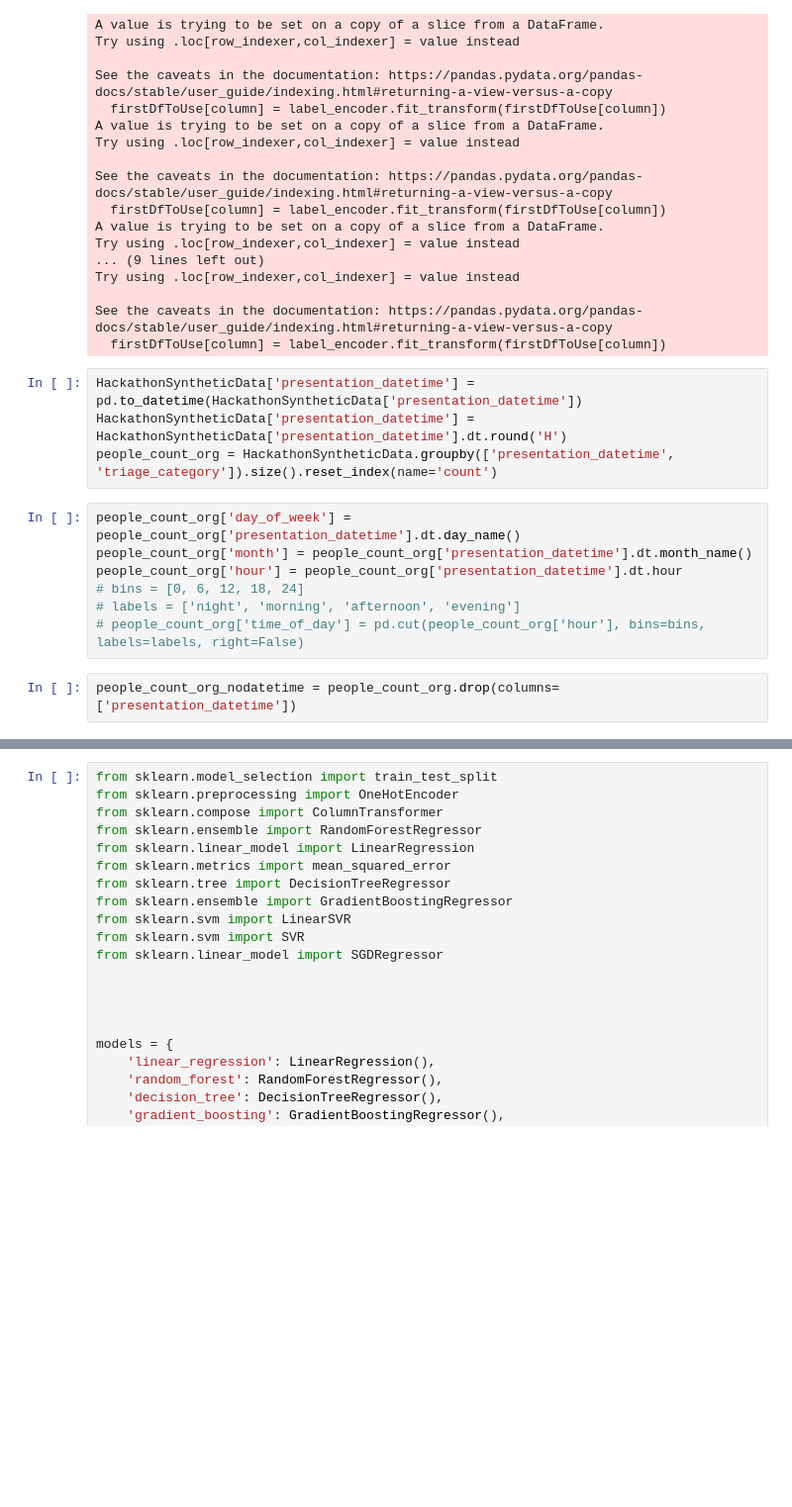
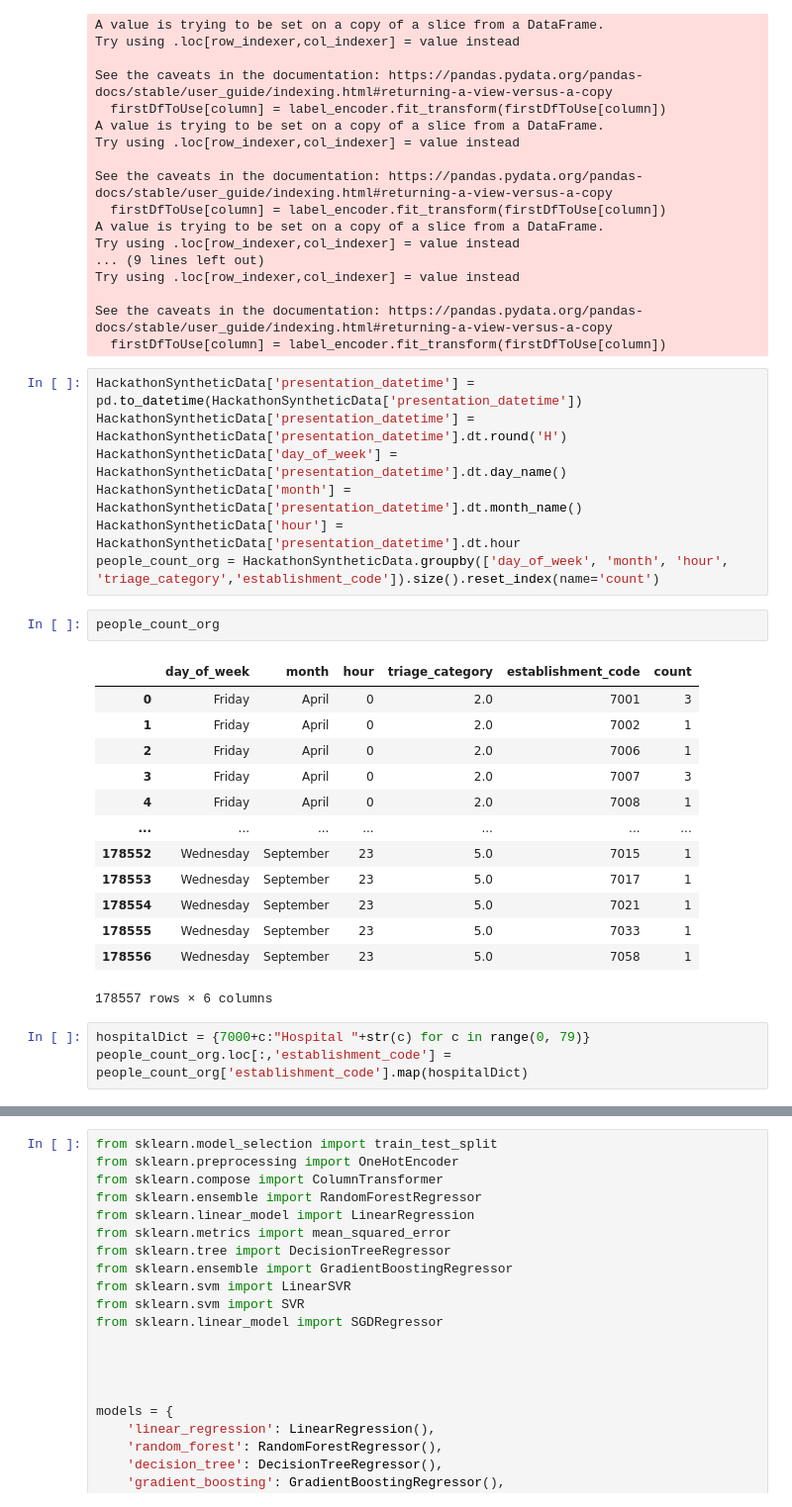
Before and after one commit to JuanNavarro-DD/WAHealthHackathon-DataDucks, a Jupyter notebook: test_notebook.ipynb, the cells around one changed output, grey strips where cells are left out. Shown: that part at 99% size. Drawn from its saved outputs; the diff is of its cells as text; blank space fills up the shorter version.

Commit message:
demo for hackathon final

```diff
--- a/test_notebook.ipynb
+++ b/test_notebook.ipynb
@@ -148,13 +155,26 @@ See the caveats in the documentation: https://pandas.pydata.org/pandas-docs/stab
 # %%
 HackathonSyntheticData['presentation_datetime'] = pd.to_datetime(HackathonSyntheticData['presentation_datetime'])
 HackathonSyntheticData['presentation_datetime'] = HackathonSyntheticData['presentation_datetime'].dt.round('H')
-people_count_org = HackathonSyntheticData.groupby(['presentation_datetime', 'triage_category']).size().reset_index(name='count')
+HackathonSyntheticData['day_of_week'] = HackathonSyntheticData['presentation_datetime'].dt.day_name()
+HackathonSyntheticData['month'] = HackathonSyntheticData['presentation_datetime'].dt.month_name()
+HackathonSyntheticData['hour'] = HackathonSyntheticData['presentation_datetime'].dt.hour
+people_count_org = HackathonSyntheticData.groupby(['day_of_week', 'month', 'hour', 'triage_category','establishment_code']).size().reset_index(name='count')
-# %%
-people_count_org['day_of_week'] = people_count_org['presentation_datetime'].dt.day_name()
-people_count_org['month'] = people_count_org['presentation_datetime'].dt.month_name()
-people_count_org['hour'] = people_count_org['presentation_datetime'].dt.hour
-# bins = [0, 6, 12, 18, 24]
-# labels = ['night', 'morning', 'afternoon', 'evening']
-# people_count_org['time_of_day'] = pd.cut(people_count_org['hour'], bins=bins, labels=labels, right=False)
-# %%
-people_count_org_nodatetime = people_count_org.drop(columns=['presentation_datetime'])
+# %%
+people_count_org
+# %% [output]
+|  | day_of_week | month | hour | triage_category | establishment_code | count |
+| 0 | Friday | April | 0 | 2.0 | 7001 | 3 |
+| 1 | Friday | April | 0 | 2.0 | 7002 | 1 |
+| 2 | Friday | April | 0 | 2.0 | 7006 | 1 |
+| 3 | Friday | April | 0 | 2.0 | 7007 | 3 |
+| 4 | Friday | April | 0 | 2.0 | 7008 | 1 |
+| ... | ... | ... | ... | ... | ... | ... |
+| 178552 | Wednesday | September | 23 | 5.0 | 7015 | 1 |
+| 178553 | Wednesday | September | 23 | 5.0 | 7017 | 1 |
+| 178554 | Wednesday | September | 23 | 5.0 | 7021 | 1 |
+| 178555 | Wednesday | September | 23 | 5.0 | 7033 | 1 |
+| 178556 | Wednesday | September | 23 | 5.0 | 7058 | 1 |
+178557 rows × 6 columns
+# %%
+hospitalDict = {7000+c:"Hospital "+str(c) for c in range(0, 79)}
+people_count_org.loc[:,'establishment_code'] = people_count_org['establishment_code'].map(hospitalDict)
```
Also changed, not shown: parts of 20 cells of this notebook, 40 other files.
